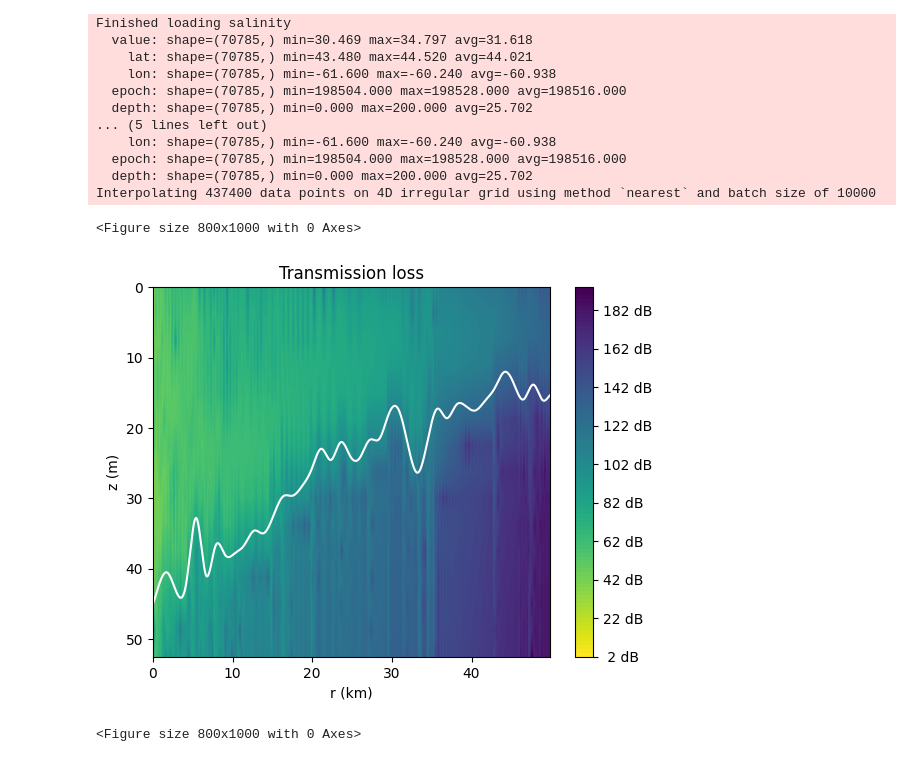
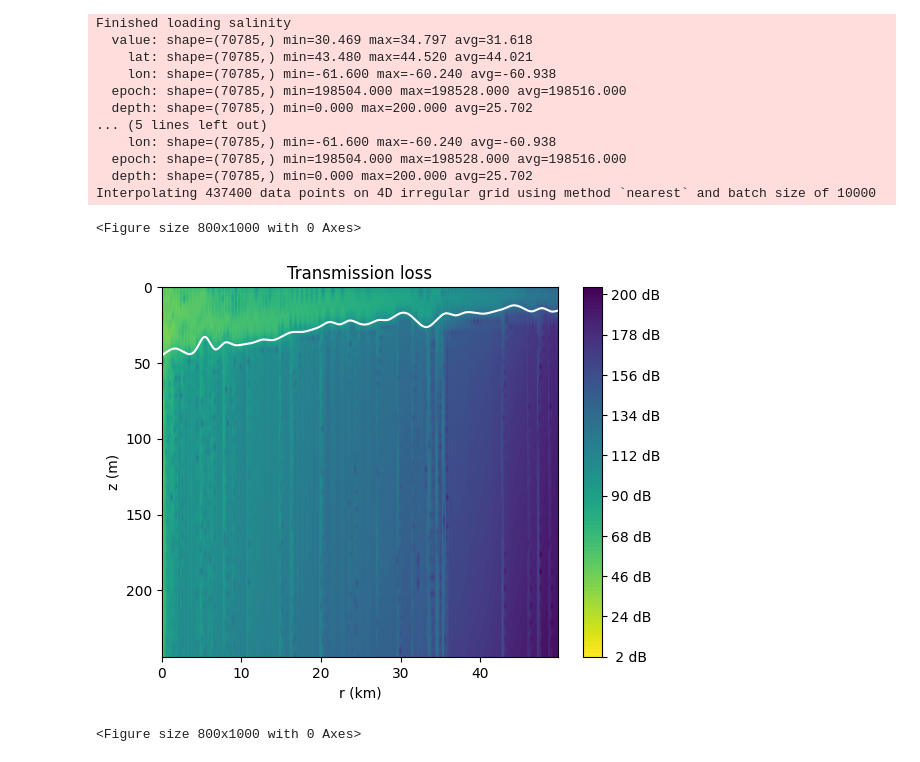
Before and after one commit to jacobthompson101/novascotia-wind-grid, a Jupyter notebook: notebook/kadlu.ipynb, the cells around one changed output. Saved outputs shown, nothing was run; the diff lists cells and outputs as text; code cells hidden in the pictures.

```diff
--- a/notebook/kadlu.ipynb
+++ b/notebook/kadlu.ipynb
@@ -603,12 +603,12 @@ Interpolating 437400 data points on 4D irregular grid using method `nearest` and
 # %%
 #transmission loss with bathy and ssp superimposed
 fig3 = plt.figure(figsize=[8, 10])
-fig3 = transm_loss3.plot_vert(angle=0, max_depth=60) #, show_ssp=True)
+fig3 = transm_loss3.plot_vert(angle=0, max_depth=250) #, show_ssp=True)
 plt.savefig(f'{storage_cfg()}figures/plot_vert_calmday_line1_03.png',
                 bbox_inches='tight', dpi=200)
 # %% [output]
 <Figure size 800x1000 with 0 Axes>
-[figure, old version]
+[figure, new version]
 # %%
 fig4 = plt.figure(figsize=[8, 10])
 fig4 = transm_loss3.plot_horiz(rec_depth_idx=1)  # transmission loss at 25 m depth (receiver no. 2)
```
Also changed, not shown: parts of 15 cells of this notebook.
